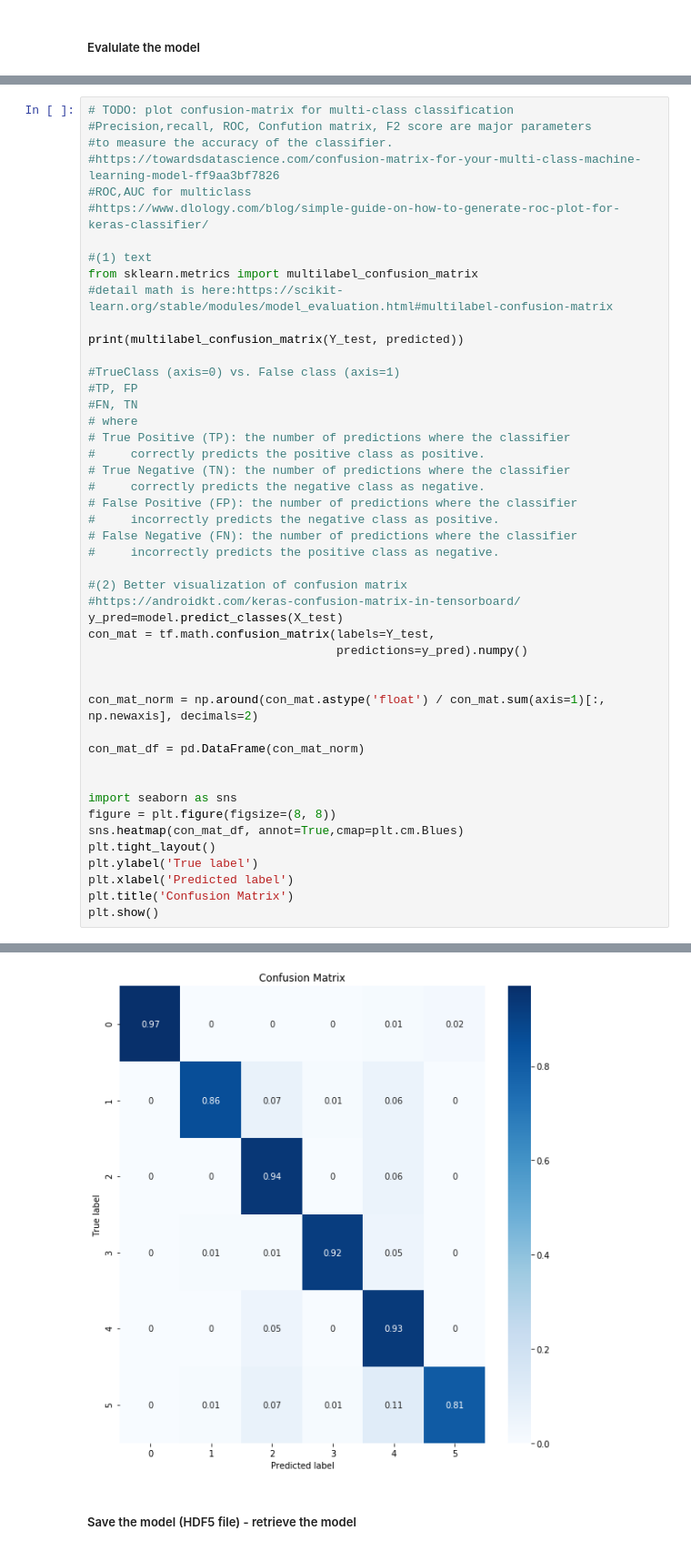
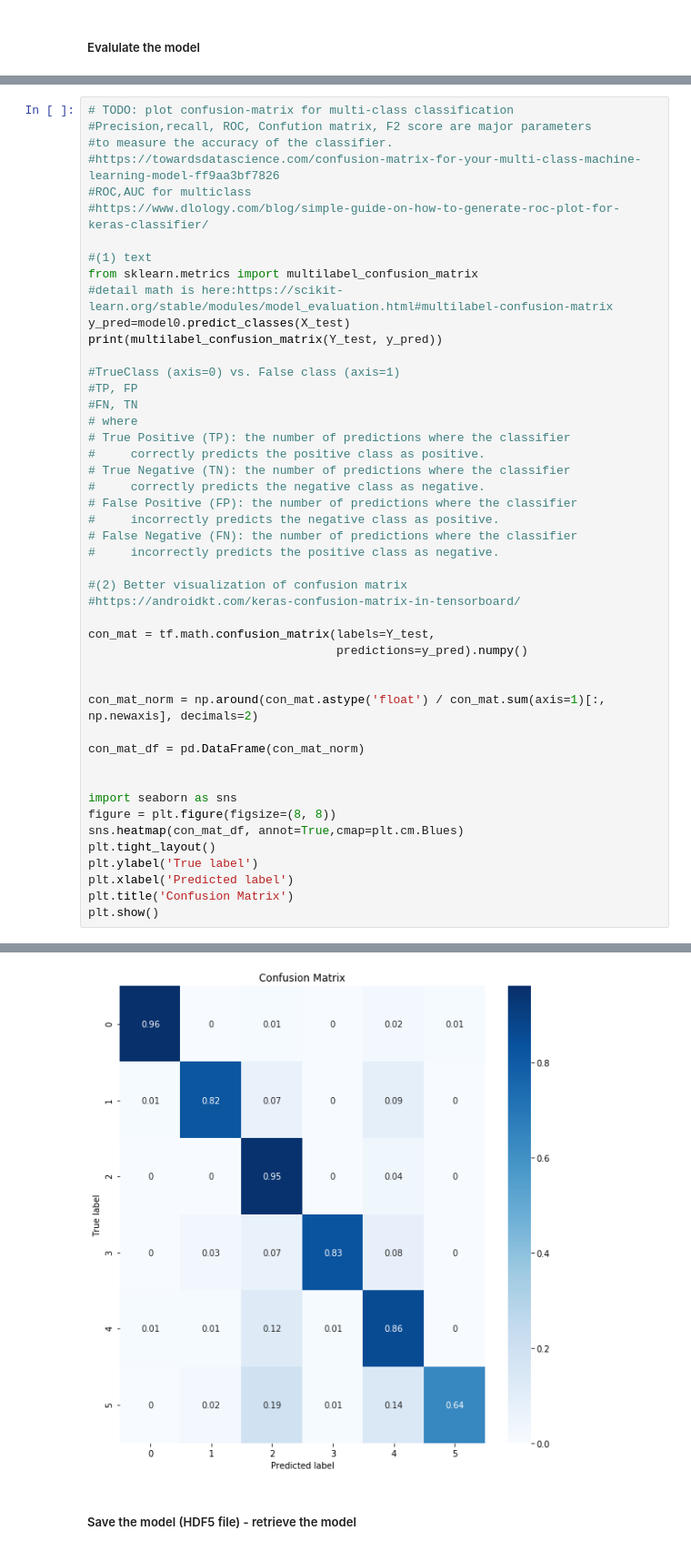
Before and after one commit to parksoy/DAMADAY2020_NASA, a Jupyter notebook: DAMADAY2020WithNASA_workshop_notebook.ipynb, the cells around one changed output, grey strips where cells are left out. Shown at 91% size. Cells and saved outputs as stored; diff of their text form.

Commit message:
Rerun predicted to y_pred

```diff
--- a/DAMADAY2020WithNASA_workshop_notebook.ipynb
+++ b/DAMADAY2020WithNASA_workshop_notebook.ipynb
@@ -520,8 +519,8 @@ Restored model, accuracy: 90.07%
 #(1) text
 from sklearn.metrics import multilabel_confusion_matrix
 #detail math is here:https://scikit-learn.org/stable/modules/model_evaluation.html#multilabel-confusion-matrix
-
-print(multilabel_confusion_matrix(Y_test, predicted))
+y_pred=model0.predict_classes(X_test)
+print(multilabel_confusion_matrix(Y_test, y_pred))
 
 #TrueClass (axis=0) vs. False class (axis=1)
 #TP, FP
@@ -538,7 +537,7 @@ print(multilabel_confusion_matrix(Y_test, predicted))
 
 #(2) Better visualization of confusion matrix
 #https://androidkt.com/keras-confusion-matrix-in-tensorboard/
-y_pred=model.predict_classes(X_test)
+
 con_mat = tf.math.confusion_matrix(labels=Y_test,
                                    predictions=y_pred).numpy()
 
@@ -560,4 +576,4 @@ plt.show()
-[figure, old version]
+[figure, new version]
 # %% [markdown]
 ##### Save the model (HDF5 file) - retrieve the model
 # %%
```
Also changed, not shown: parts of 13 cells of this notebook, 1 other file.
